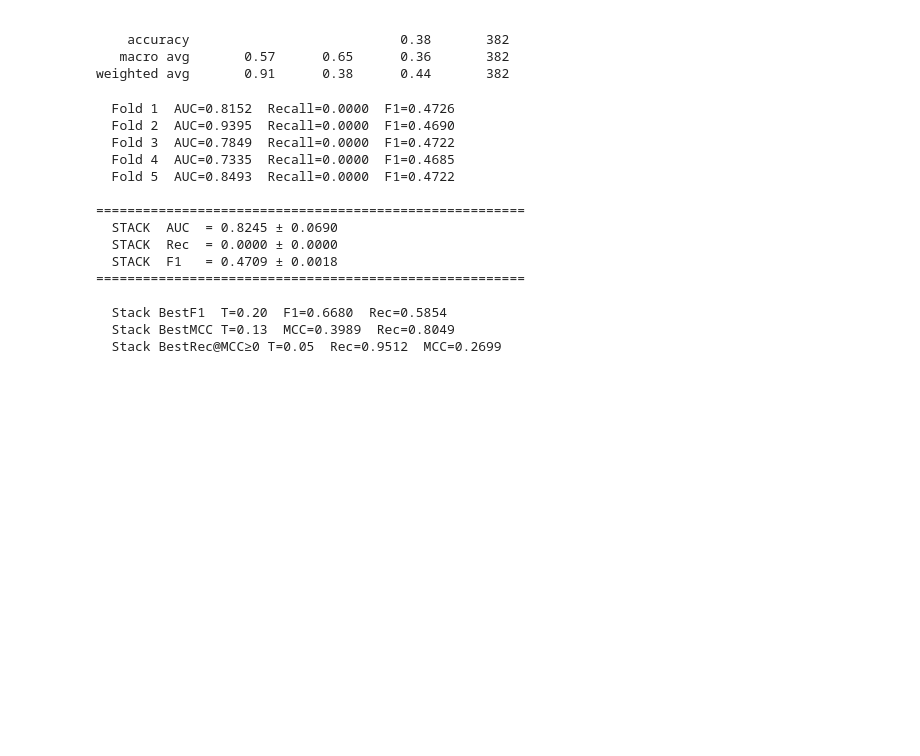
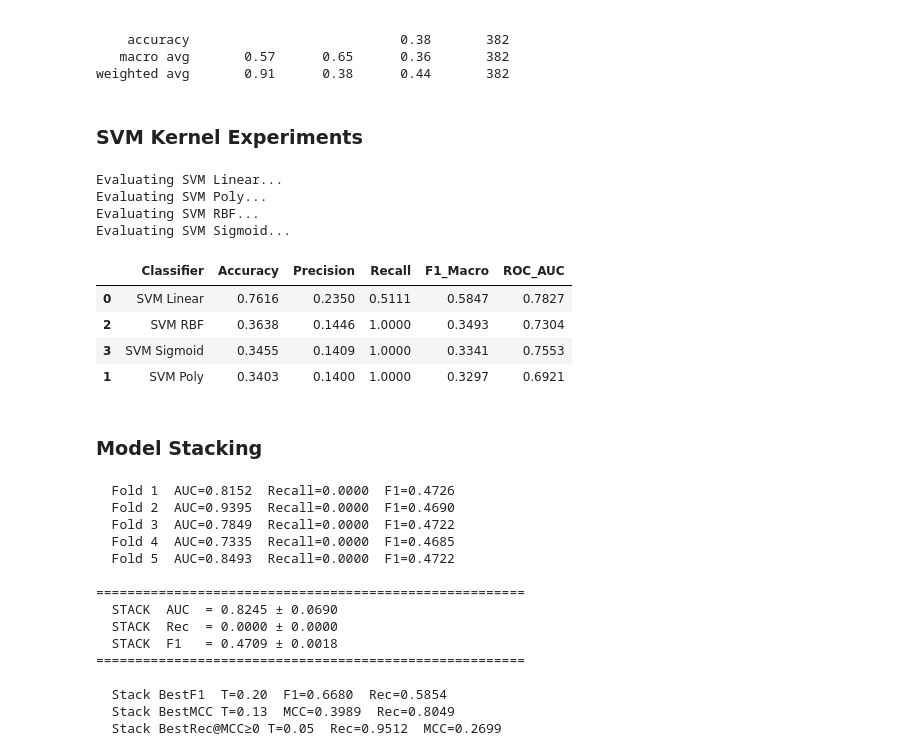
Before and after one commit to prathamshah607/fQRS-research, a Jupyter notebook: model.ipynb, the cells around one changed output. Drawn from its saved outputs; the diff is of its cells as text; code cells hidden in the pictures; blank space fills up the shorter version.

```diff
--- a/model.ipynb
+++ b/model.ipynb
@@ -960,4 +925,45 @@ MCC THRESHOLD TUNING — OOF probabilities · 5-fold SMOTEENN
     accuracy                           0.38       382
    macro avg       0.57      0.65      0.36       382
 weighted avg       0.91      0.38      0.44       382
+# %% [markdown]
+### SVM Kernel Experiments
+# %%
+# Experimenting with all different types of SVM kernels
+import pandas as pd
+from sklearn.svm import SVC
+
+svm_experiments = [
+    ('SVM Linear', SVC(kernel='linear', probability=True, random_state=42)),
+    ('SVM Poly', SVC(kernel='poly', probability=True, random_state=42)),
+    ('SVM RBF', SVC(kernel='rbf', probability=True, random_state=42)),
+    ('SVM Sigmoid', SVC(kernel='sigmoid', probability=True, random_state=42))
+]
+
+svm_results = []
+for name, clf in svm_experiments:
+    print(f"Evaluating {name}...")
+    m = evaluate_with_smoteenn(name, clf, X_imp, y_raw)
+    svm_results.append({
+        'Classifier': name,
+        'Accuracy':  round(m['accuracy'],  4),
+        'Precision': round(m['precision'], 4),
+        'Recall':    round(m['recall'],    4),
+        'F1_Macro':  round(m['f1_macro'],  4),
+        'ROC_AUC':   round(m['roc_auc'],   4)
+    })
+
+svm_df = pd.DataFrame(svm_results)
+display(svm_df.sort_values(by='F1_Macro', ascending=False))
+# %% [output]
+Evaluating SVM Linear...
+Evaluating SVM Poly...
+Evaluating SVM RBF...
+Evaluating SVM Sigmoid...
+|  | Classifier | Accuracy | Precision | Recall | F1_Macro | ROC_AUC |
+| 0 | SVM Linear | 0.7616 | 0.2350 | 0.5111 | 0.5847 | 0.7827 |
+| 2 | SVM RBF | 0.3638 | 0.1446 | 1.0000 | 0.3493 | 0.7304 |
+| 3 | SVM Sigmoid | 0.3455 | 0.1409 | 1.0000 | 0.3341 | 0.7553 |
+| 1 | SVM Poly | 0.3403 | 0.1400 | 1.0000 | 0.3297 | 0.6921 |
+# %% [markdown]
+### Model Stacking
 # %%
```
Also changed, not shown: parts of 34 cells of this notebook, 4 other files.
